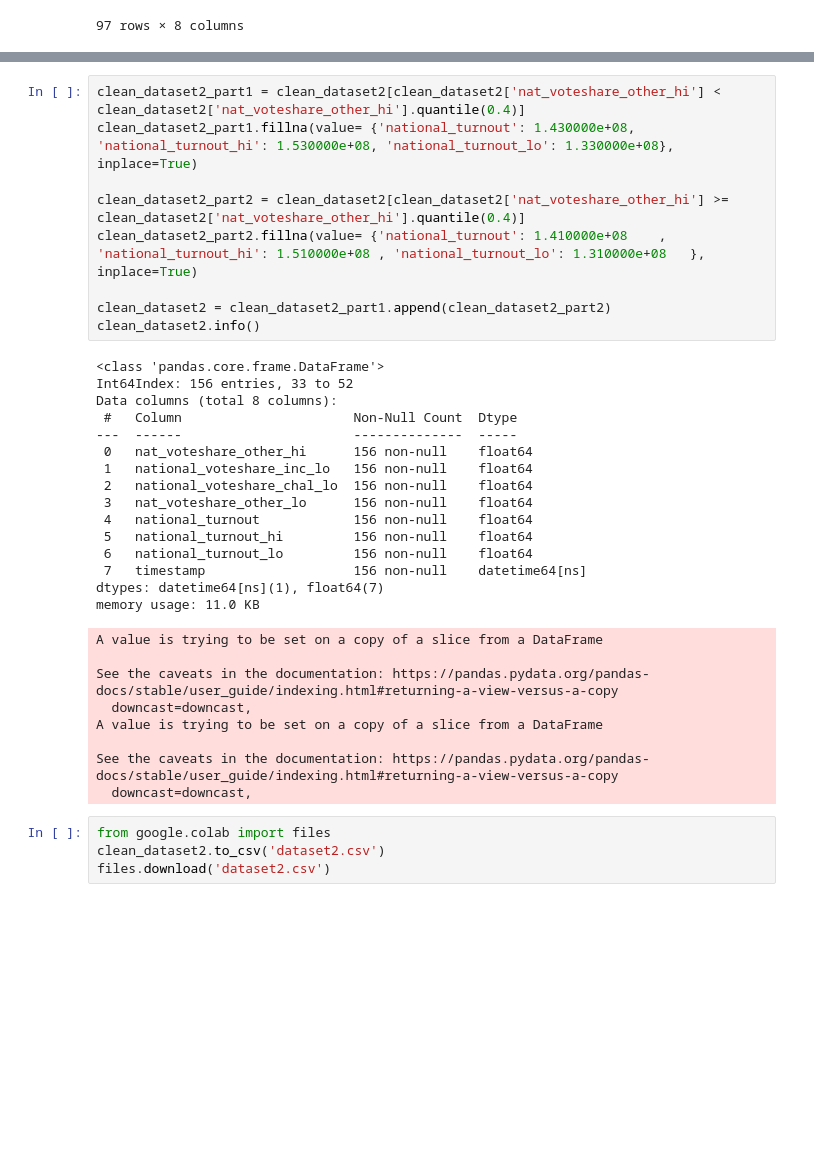
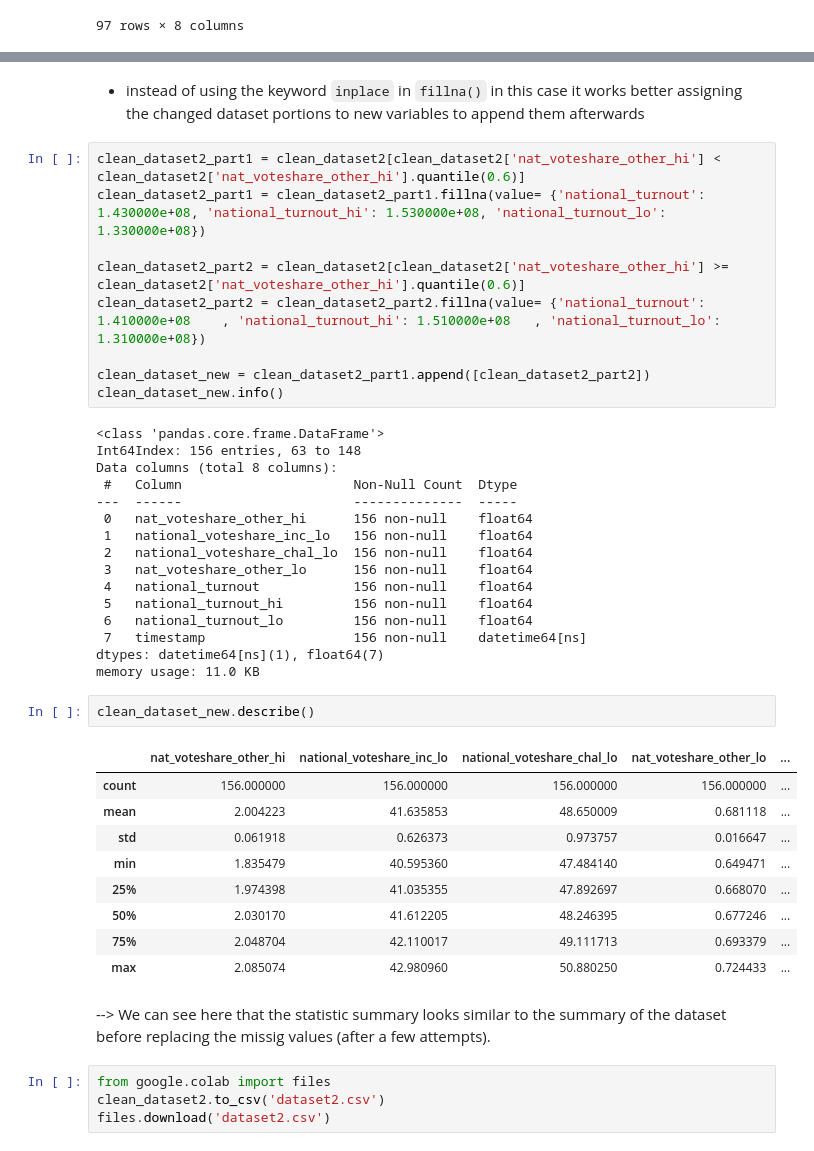
Before and after one commit to blazaropinto/PDA_Data_Analysis_Python, a Jupyter notebook: Clean_the_data.ipynb, the cells around one changed output, grey strips where cells are left out. Cells and saved outputs as stored; diff of their text form; blank space fills up the shorter version.

```diff
--- a/Clean_the_data.ipynb
+++ b/Clean_the_data.ipynb
@@ -317,15 +323,17 @@ Eliminating 97 rows from a 156-row dataframe is not an option. We've seen there
+# %% [markdown]
+* instead of using the keyword `inplace` in `fillna()` in this case it works better assigning the changed dataset portions to new variables to append them afterwards
 # %%
-clean_dataset2_part1 = clean_dataset2[clean_dataset2['nat_voteshare_other_hi'] < clean_dataset2['nat_voteshare_other_hi'].quantile(0.4)]
-clean_dataset2_part1.fillna(value= {'national_turnout': 1.430000e+08, 'national_turnout_hi': 1.530000e+08, 'national_turnout_lo': 1.330000e+08}, inplace=True)
+clean_dataset2_part1 = clean_dataset2[clean_dataset2['nat_voteshare_other_hi'] < clean_dataset2['nat_voteshare_other_hi'].quantile(0.6)]
+clean_dataset2_part1 = clean_dataset2_part1.fillna(value= {'national_turnout': 1.430000e+08, 'national_turnout_hi': 1.530000e+08, 'national_turnout_lo': 1.330000e+08})
 
-clean_dataset2_part2 = clean_dataset2[clean_dataset2['nat_voteshare_other_hi'] >= clean_dataset2['nat_voteshare_other_hi'].quantile(0.4)]
-clean_dataset2_part2.fillna(value= {'national_turnout': 1.410000e+08	, 'national_turnout_hi': 1.510000e+08	, 'national_turnout_lo': 1.310000e+08	}, inplace=True)
+clean_dataset2_part2 = clean_dataset2[clean_dataset2['nat_voteshare_other_hi'] >= clean_dataset2['nat_voteshare_other_hi'].quantile(0.6)]
+clean_dataset2_part2 = clean_dataset2_part2.fillna(value= {'national_turnout': 1.410000e+08	, 'national_turnout_hi': 1.510000e+08	, 'national_turnout_lo': 1.310000e+08})
 
-clean_dataset2 = clean_dataset2_part1.append(clean_dataset2_part2)
-clean_dataset2.info()
+clean_dataset_new = clean_dataset2_part1.append([clean_dataset2_part2])
+clean_dataset_new.info()
 # %% [output]
 <class 'pandas.core.frame.DataFrame'>
-Int64Index: 156 entries, 33 to 52
+Int64Index: 156 entries, 63 to 148
 Data columns (total 8 columns):
  #   Column                      Non-Null Count  Dtype
 ---  ------                      --------------  -----
@@ -339,14 +347,20 @@ Data columns (total 8 columns):
  7   timestamp                   156 non-null    datetime64[ns]
 dtypes: datetime64[ns](1), float64(7)
 memory usage: 11.0 KB
-A value is trying to be set on a copy of a slice from a DataFrame
-
-See the caveats in the documentation: https://pandas.pydata.org/pandas-docs/stable/user_guide/indexing.html#returning-a-view-versus-a-copy
-  downcast=downcast,
-A value is trying to be set on a copy of a slice from a DataFrame
-
-See the caveats in the documentation: https://pandas.pydata.org/pandas-docs/stable/user_guide/indexing.html#returning-a-view-versus-a-copy
-  downcast=downcast,
+# %%
+clean_dataset_new.describe()
+# %% [output]
+|  | nat_voteshare_other_hi | national_voteshare_inc_lo | national_voteshare_chal_lo | nat_voteshare_other_lo | ... |
+| count | 156.000000 | 156.000000 | 156.000000 | 156.000000 | ... |
+| mean | 2.004223 | 41.635853 | 48.650009 | 0.681118 | ... |
+| std | 0.061918 | 0.626373 | 0.973757 | 0.016647 | ... |
+| min | 1.835479 | 40.595360 | 47.484140 | 0.649471 | ... |
+| 25% | 1.974398 | 41.035355 | 47.892697 | 0.668070 | ... |
+| 50% | 2.030170 | 41.612205 | 48.246395 | 0.677246 | ... |
+| 75% | 2.048704 | 42.110017 | 49.111713 | 0.693379 | ... |
+| max | 2.085074 | 42.980960 | 50.880250 | 0.724433 | ... |
+# %% [markdown]
+--> We can see here that the statistic summary looks similar to the summary of the dataset before replacing the missig values (after a few attempts).
 # %%
 from google.colab import files
 clean_dataset2.to_csv('dataset2.csv')
```
Also changed, not shown: parts of 1 cell of this notebook.
